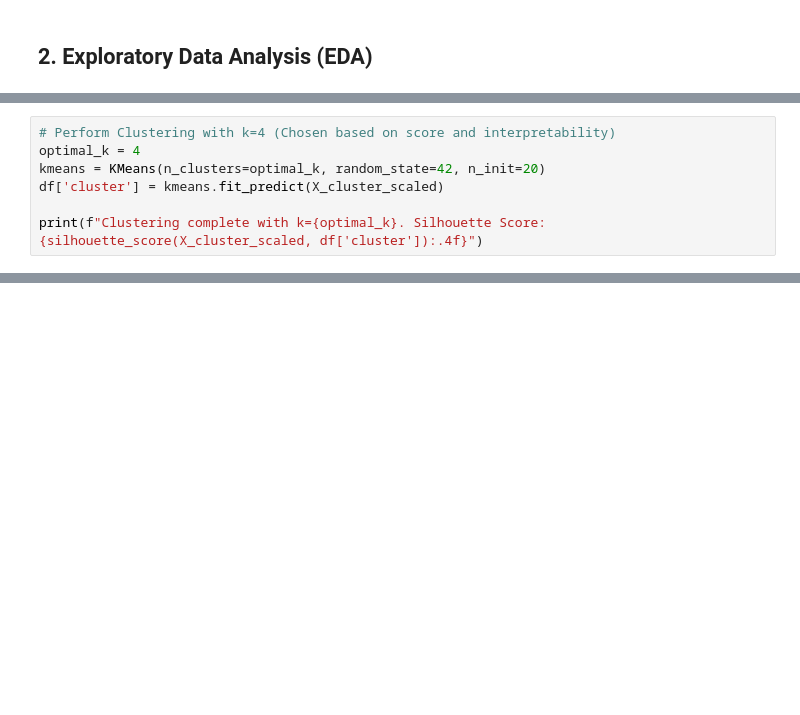
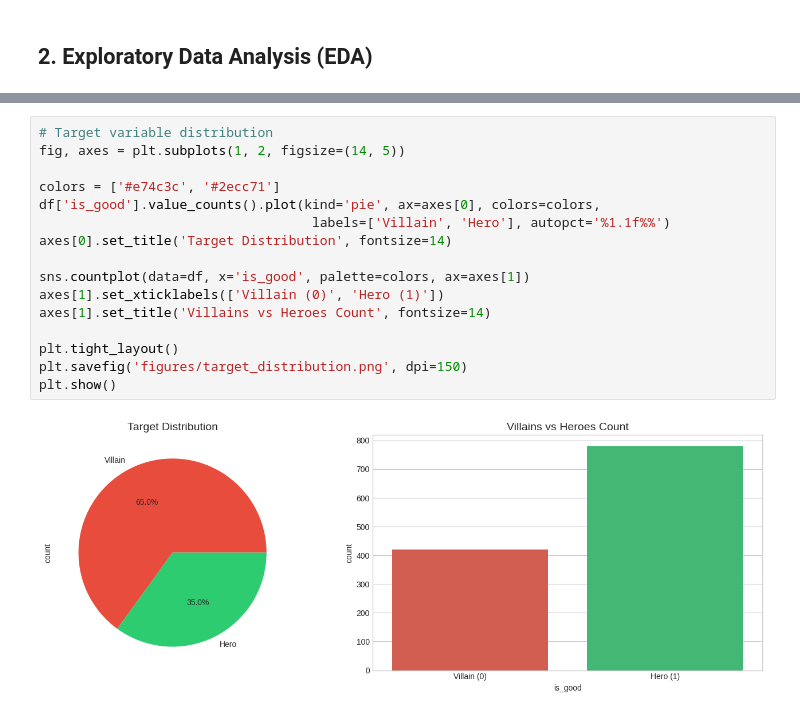
Before and after one commit to elbarbary/superhero-classification, a Jupyter notebook: superhero_analysis_executed.ipynb, the cells around one changed output, grey strips where cells are left out. Cells and saved outputs as stored; diff of their text form; blank space fills up the shorter version.

```diff
--- a/superhero_analysis_executed.ipynb
+++ b/superhero_analysis_executed.ipynb
@@ -182,7 +83,0 @@ plt.show()
-# %%
-# Perform Clustering with k=4 (Chosen based on score and interpretability)
-optimal_k = 4
-kmeans = KMeans(n_clusters=optimal_k, random_state=42, n_init=20)
-df['cluster'] = kmeans.fit_predict(X_cluster_scaled)
-
-print(f"Clustering complete with k={optimal_k}. Silhouette Score: {silhouette_score(X_cluster_scaled, df['cluster']):.4f}")
@@ -261,0 +99,18 @@ Results saved to superhero_clusters_final.csv
+# %%
+# Target variable distribution
+fig, axes = plt.subplots(1, 2, figsize=(14, 5))
+
+colors = ['#e74c3c', '#2ecc71']
+df['is_good'].value_counts().plot(kind='pie', ax=axes[0], colors=colors,
+                                   labels=['Villain', 'Hero'], autopct='%1.1f%%')
+axes[0].set_title('Target Distribution', fontsize=14)
+
+sns.countplot(data=df, x='is_good', palette=colors, ax=axes[1])
+axes[1].set_xticklabels(['Villain (0)', 'Hero (1)'])
+axes[1].set_title('Villains vs Heroes Count', fontsize=14)
+
+plt.tight_layout()
+plt.savefig('figures/target_distribution.png', dpi=150)
+plt.show()
+# %% [output]
+[figure, added]
```
Also changed, not shown: parts of 51 cells of this notebook, 13 other files.
